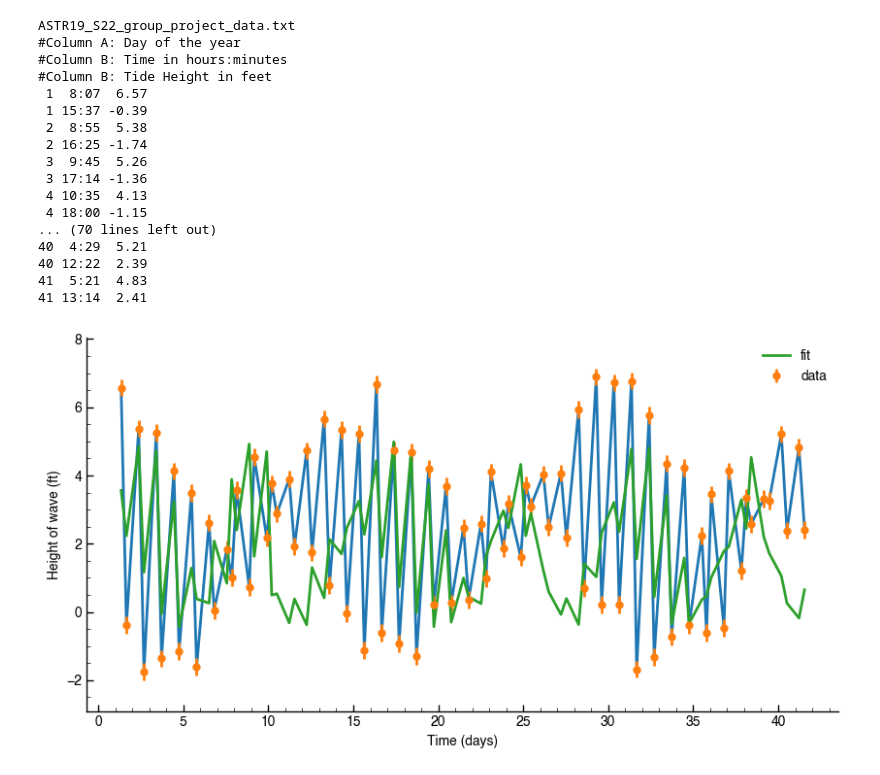
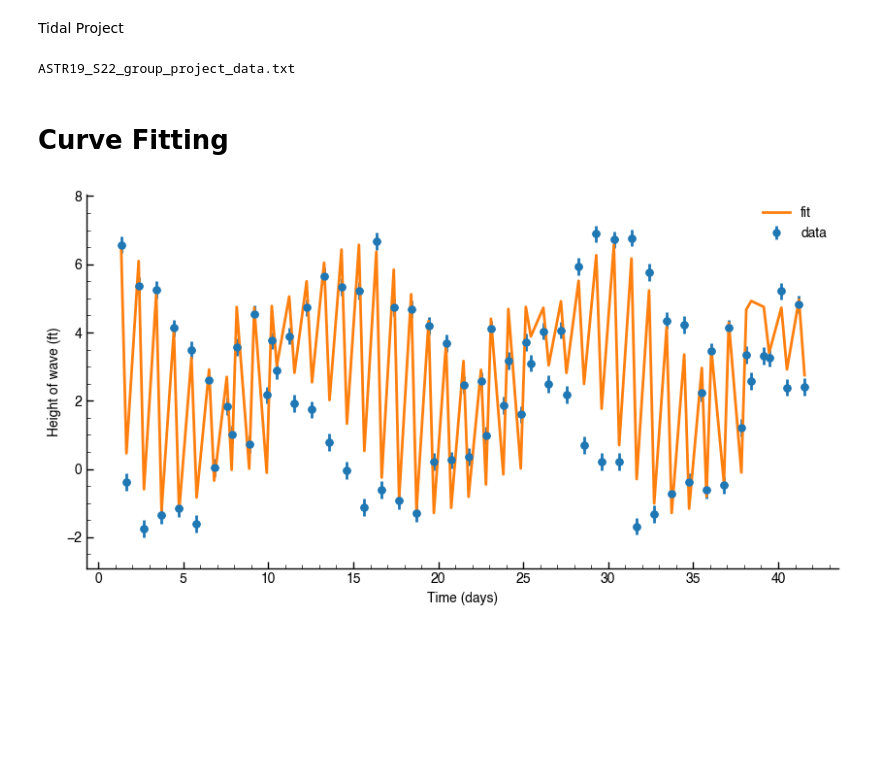
Before and after one commit to kingkap4/ASTR-19-Project, a Jupyter notebook: Project.ipynb, the cells around one changed output. Drawn from its saved outputs; the diff is of its cells as text; code cells hidden in the pictures; blank space fills up the shorter version.

```diff
--- a/Project.ipynb
+++ b/Project.ipynb
@@ -0,0 +1,2 @@
+# %% [markdown]
+Tidal Project
@@ -8,32 +16,18 @@ print(f.name)
 #read the data as a string
 test_data = f.read()
 #print the info from the file
-print(test_data)
+#print(test_data)
 # %% [output]
 ASTR19_S22_group_project_data.txt
-#Column A: Day of the year
-#Column B: Time in hours:minutes
-#Column B: Tide Height in feet
- 1  8:07  6.57
- 1 15:37 -0.39
- 2  8:55  5.38
- 2 16:25 -1.74
- 3  9:45  5.26
- 3 17:14 -1.36
- 4 10:35  4.13
- 4 18:00 -1.15
-... (70 lines left out)
-40  4:29  5.21
-40 12:22  2.39
-41  5:21  4.83
-41 13:14  2.41
+# %% [markdown]
+# Curve Fitting
 # %%
 import numpy as np
 import matplotlib.pyplot as plt
 from scipy import optimize
 
 #define the filename
-fname = 'Downloads/ASTR19_S22_group_project_data.txt'
+fname = 'ASTR19_S22_group_project_data.txt'
 
 #open the file with numpy loadtxt
 test_data = np.loadtxt(fname, dtype={'names': ('day', 'time', 'height'),'formats': ('i4', 'S5', 'f4')})
@@ -41,7 +35,7 @@ test_data = np.loadtxt(fname, dtype={'names': ('day', 'time', 'height'),'formats
 #print the info from the file
 #print(test_data)
 
-plt.style.use("Downloads/astr19_matplotlib_defaults.txt")
+plt.style.use("astr19_matplotlib_defaults.txt")
 fig = plt.figure(figsize=(10,5))
 ax = plt.subplot
 plt.xlabel('Time (days)')
@@ -76,7 +70,7 @@ result_y = np.asarray(result_y)
 y_err=0.25
 #define the function to fit
 def f_line(x, a, b, c,d,e,f):
-    return (a * np.sin(((2*np.pi)/0.5)*x + b)) + (c * np.sin(((2*np.pi)/0.5)*x + d)) * (e * np.sin(((2*np.pi)/0.5)*x + f))
+    return (a * np.sin(((2*np.pi)/1)*x + b+6)) + (1*c * np.sin(((2*np.pi)/0.2)*x + d+6)) * (e * np.sin(((2*np.pi)/0.5)*x + f))
     #function should be something like sinx+(sinx)(sinx) with transformations
     #(a * np.sin(b*x + c) + d) + (e * np.sin(f*x + g) + h) * (i * np.sin(j*x + k) + l) maybe
 
@@ -87,33 +81,34 @@ params, params_cov = optimize.curve_fit(f_line, result_x, result_y, p0=[3, 0.5,
 #1, 1, 1, 1, 1,1])
 
 a_fit = params[0]
 b_fit = params[1]
 c_fit = params[2]
 d_fit = params[3]
 e_fit = params[4]
 f_fit = params[5]
 #g_fit = params[6]
 #h_fit = params[7]
 #i_fit = params[8]
 #j_fit = params[9]
 #k_fit = params[10]
 #l_fit = params[11]
 
 
 
 
 #print(f'params {a_fit}, {b_fit}, {c_fit}, {d_fit}')
 
-y_fit = (a_fit * np.sin(((2*np.pi)/0.5)*result_x + b_fit)) + (c_fit * np.sin(((2*np.pi)/0.5)*result_x + d_fit)) * (e_fit * np.sin(((2*np.pi)/0.5)*result_x + f_fit))
+y_fit = (a_fit * np.sin(((np.pi)/0.5)*result_x + b_fit)+2) + (c_fit * np.cos(((2*np.pi)/0.5)*result_x + d_fit)) * (e_fit * np.sin(((2*np.pi)/0.5)*result_x + f_fit))
 #print(y_fit)
 
 #plot the fit on the same graph
-plt.plot(result_x, result_y)
+plt.scatter(result_x, result_y)
 plt.errorbar(result_x, result_y, yerr= 0.25, fmt='o', label='data')
 plt.plot(result_x, y_fit, label='fit')
 plt.legend(loc=0, frameon=False)
 plt.show()     #delete later
 
+
 #plt.savefig('project-figure.pdf', bbox_inches='tight', dpi=600)
 # %% [output]
-[figure, old version]
+[figure, new version]
```
Also changed, not shown: parts of 7 cells of this notebook.
